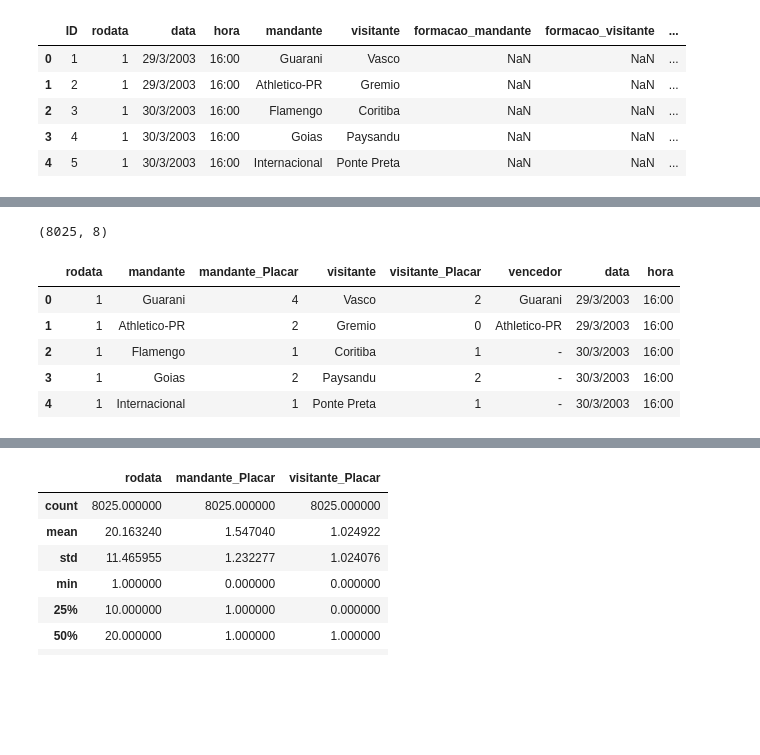
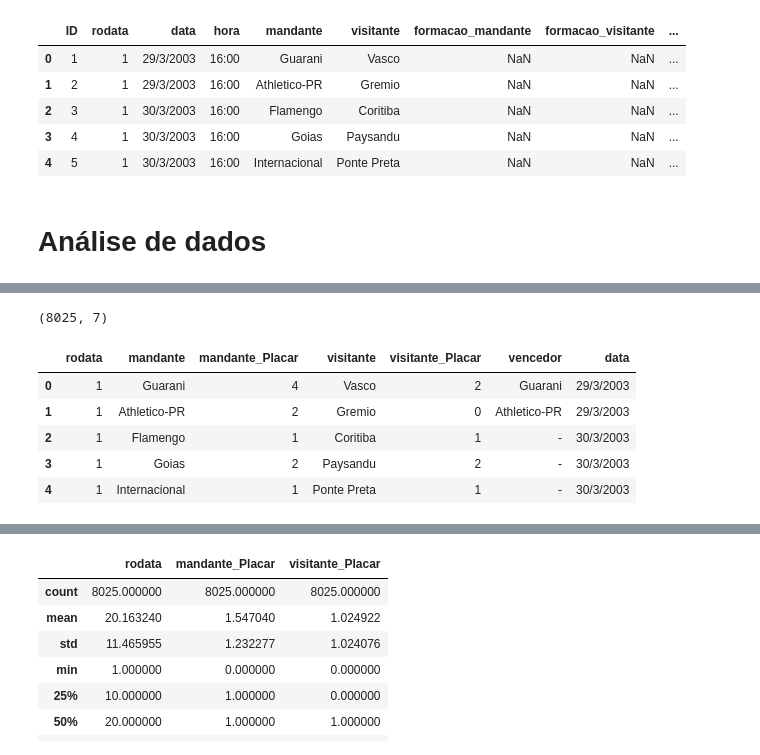
Before and after one commit to gabriel-arrvda/ac2-padroes, a Jupyter notebook: brasileirao.ipynb, the cells around one changed output, grey strips where cells are left out. Saved outputs shown, nothing was run; the diff lists cells and outputs as text; code cells hidden in the pictures; blank space fills up the shorter version.

```diff
--- a/brasileirao.ipynb
+++ b/brasileirao.ipynb
@@ -17,6 +23,8 @@ df.head() # Mostra as 5 primeiras linhas do dataframe
 | 2 | 3 | 1 | 30/3/2003 | 16:00 | Flamengo | Coritiba | NaN | NaN | ... |
 | 3 | 4 | 1 | 30/3/2003 | 16:00 | Goias | Paysandu | NaN | NaN | ... |
 | 4 | 5 | 1 | 30/3/2003 | 16:00 | Internacional | Ponte Preta | NaN | NaN | ... |
+# %% [markdown]
+# Análise de dados
 # %%
 df.info()
 # %% [output]
@@ -38,14 +46,14 @@ Data columns (total 16 columns):
 dtypes: int64(4), object(12)
 memory usage: 1003.3+ KB
 # %%
-gamesDf = df.loc[:, ['rodata','mandante', 'mandante_Placar', 'visitante', 'visitante_Placar', 'vencedor', 'data', 'hora']]
+gamesDf = df.loc[:, ['rodata','mandante', 'mandante_Placar', 'visitante', 'visitante_Placar', 'vencedor', 'data']]
 print(gamesDf.shape)
 gamesDf.head()
 # %% [output]
-(8025, 8)
+(8025, 7)
-|  | rodata | mandante | mandante_Placar | visitante | visitante_Placar | vencedor | data | hora |
-| 0 | 1 | Guarani | 4 | Vasco | 2 | Guarani | 29/3/2003 | 16:00 |
-| 1 | 1 | Athletico-PR | 2 | Gremio | 0 | Athletico-PR | 29/3/2003 | 16:00 |
-| 2 | 1 | Flamengo | 1 | Coritiba | 1 | - | 30/3/2003 | 16:00 |
-| 3 | 1 | Goias | 2 | Paysandu | 2 | - | 30/3/2003 | 16:00 |
-| 4 | 1 | Internacional | 1 | Ponte Preta | 1 | - | 30/3/2003 | 16:00 |
+|  | rodata | mandante | mandante_Placar | visitante | visitante_Placar | vencedor | data |
+| 0 | 1 | Guarani | 4 | Vasco | 2 | Guarani | 29/3/2003 |
+| 1 | 1 | Athletico-PR | 2 | Gremio | 0 | Athletico-PR | 29/3/2003 |
+| 2 | 1 | Flamengo | 1 | Coritiba | 1 | - | 30/3/2003 |
+| 3 | 1 | Goias | 2 | Paysandu | 2 | - | 30/3/2003 |
+| 4 | 1 | Internacional | 1 | Ponte Preta | 1 | - | 30/3/2003 |
```
Also changed, not shown: parts of 23 cells of this notebook.
